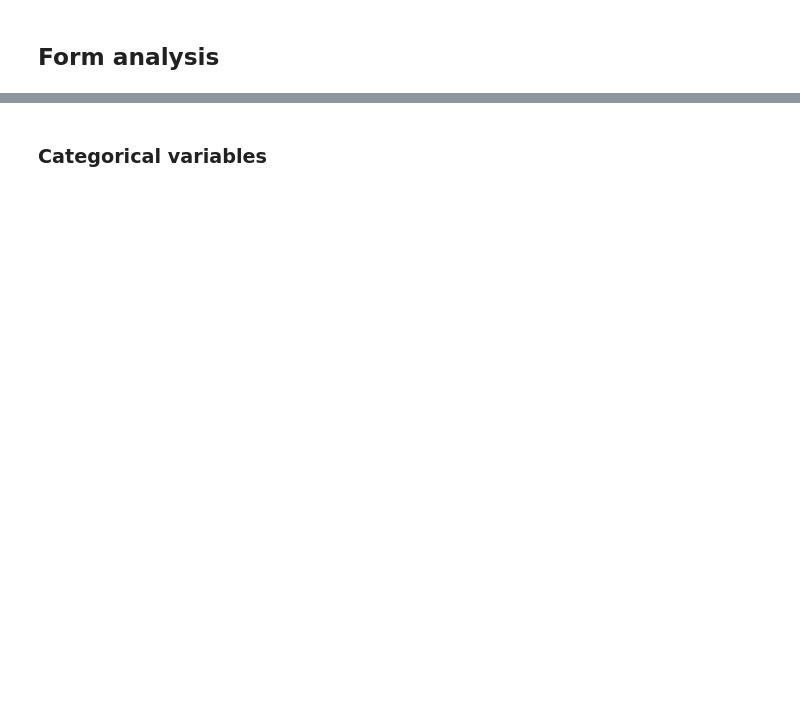
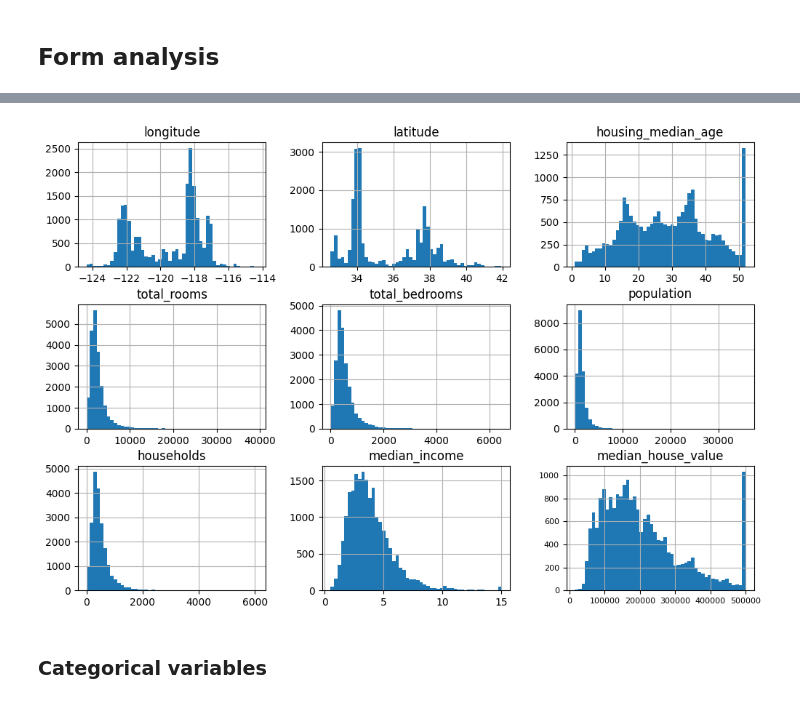
Before and after one commit to MouloudB-24/housing_californie, a Jupyter notebook: houlsing_Californie.ipynb, the cells around one changed output, grey strips where cells are left out. Saved outputs shown, nothing was run; the diff lists cells and outputs as text; code cells hidden in the pictures; blank space fills up the shorter version.

```diff
--- a/houlsing_Californie.ipynb
+++ b/houlsing_Californie.ipynb
@@ -148,3 +153,10 @@ for col in df.select_dtypes('float'):
+# %%
+housing.hist(bins=50, figsize=(12, 8))
+plt.xticks(fontsize=8)
+plt.yticks(fontsize=8)
+plt.show()
+# %% [output]
+[figure, added]
 # %% [markdown]
 ### Categorical variables
 # %%
```
Also changed, not shown: parts of 83 cells of this notebook.
